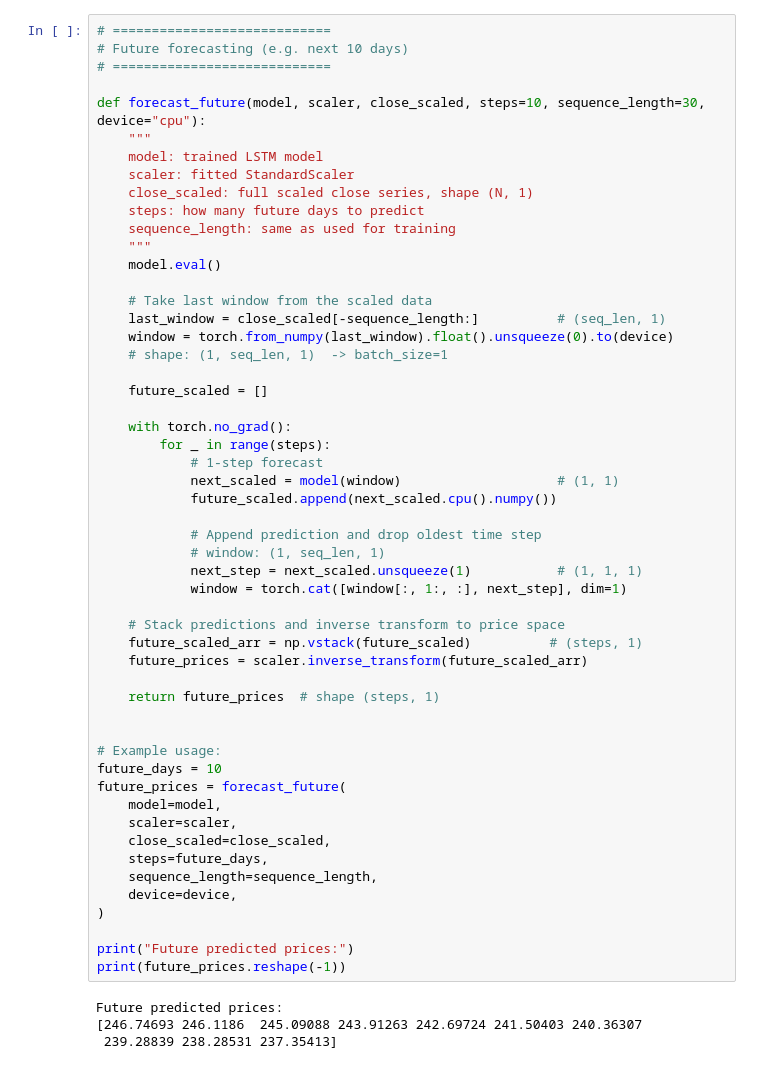
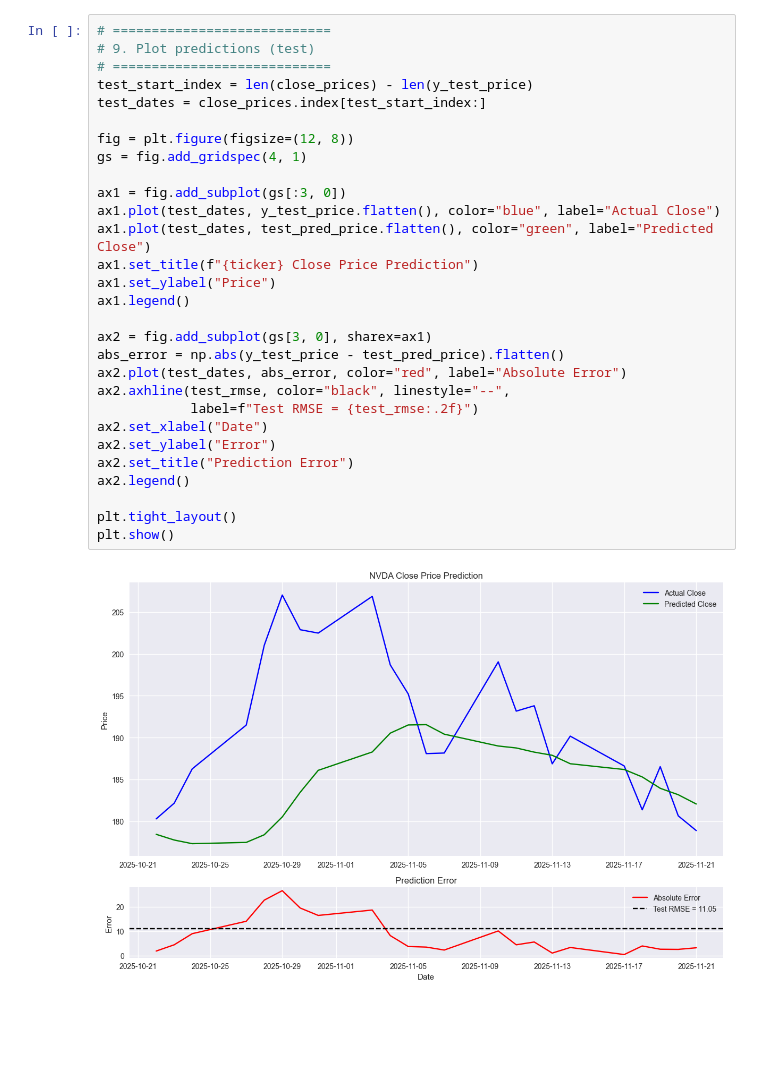
Before and after one commit to yyedige/newalgotrade, a Jupyter notebook: model/lstm.ipynb, the cells around one changed output. Drawn from its saved outputs; the diff is of its cells as text; blank space fills up the shorter version.

```diff
--- a/model/lstm.ipynb
+++ b/model/lstm.ipynb
@@ -269,58 +255,32 @@ Test  RMSE: 11.6158
 # %%
 # ============================
-# Future forecasting (e.g. next 10 days)
+# 9. Plot predictions (test)
 # ============================
+test_start_index = len(close_prices) - len(y_test_price)
+test_dates = close_prices.index[test_start_index:]
 
-def forecast_future(model, scaler, close_scaled, steps=10, sequence_length=30, device="cpu"):
-    """
-    model: trained LSTM model
-    scaler: fitted StandardScaler
-    close_scaled: full scaled close series, shape (N, 1)
-    steps: how many future days to predict
-    sequence_length: same as used for training
-    """
-    model.eval()
+fig = plt.figure(figsize=(12, 8))
+gs = fig.add_gridspec(4, 1)
 
-    # Take last window from the scaled data
-    last_window = close_scaled[-sequence_length:]          # (seq_len, 1)
-    window = torch.from_numpy(last_window).float().unsqueeze(0).to(device)
-    # shape: (1, seq_len, 1)  -> batch_size=1
+ax1 = fig.add_subplot(gs[:3, 0])
+ax1.plot(test_dates, y_test_price.flatten(), color="blue", label="Actual Close")
+ax1.plot(test_dates, test_pred_price.flatten(), color="green", label="Predicted Close")
+ax1.set_title(f"{ticker} Close Price Prediction")
+ax1.set_ylabel("Price")
+ax1.legend()
 
-    future_scaled = []
+ax2 = fig.add_subplot(gs[3, 0], sharex=ax1)
+abs_error = np.abs(y_test_price - test_pred_price).flatten()
+ax2.plot(test_dates, abs_error, color="red", label="Absolute Error")
+ax2.axhline(test_rmse, color="black", linestyle="--",
+            label=f"Test RMSE = {test_rmse:.2f}")
+ax2.set_xlabel("Date")
+ax2.set_ylabel("Error")
+ax2.set_title("Prediction Error")
+ax2.legend()
 
-    with torch.no_grad():
-        for _ in range(steps):
-            # 1-step forecast
-            next_scaled = model(window)                    # (1, 1)
-            future_scaled.append(next_scaled.cpu().numpy())
-
-            # Append prediction and drop oldest time step
-            # window: (1, seq_len, 1)
-            next_step = next_scaled.unsqueeze(1)           # (1, 1, 1)
-            window = torch.cat([window[:, 1:, :], next_step], dim=1)
-
-    # Stack predictions and inverse transform to price space
-    future_scaled_arr = np.vstack(future_scaled)          # (steps, 1)
-    future_prices = scaler.inverse_transform(future_scaled_arr)
-
-    return future_prices  # shape (steps, 1)
-
-
-# Example usage:
-future_days = 10
-future_prices = forecast_future(
-    model=model,
-    scaler=scaler,
-    close_scaled=close_scaled,
-    steps=future_days,
-    sequence_length=sequence_length,
-    device=device,
-)
-
-print("Future predicted prices:")
-print(future_prices.reshape(-1))
+plt.tight_layout()
+plt.show()
 # %% [output]
-Future predicted prices:
-[246.74693 246.1186  245.09088 243.91263 242.69724 241.50403 240.36307
- 239.28839 238.28531 237.35413]
+[figure, added]
 # %%
```
Also changed, not shown: parts of 7 cells of this notebook.
